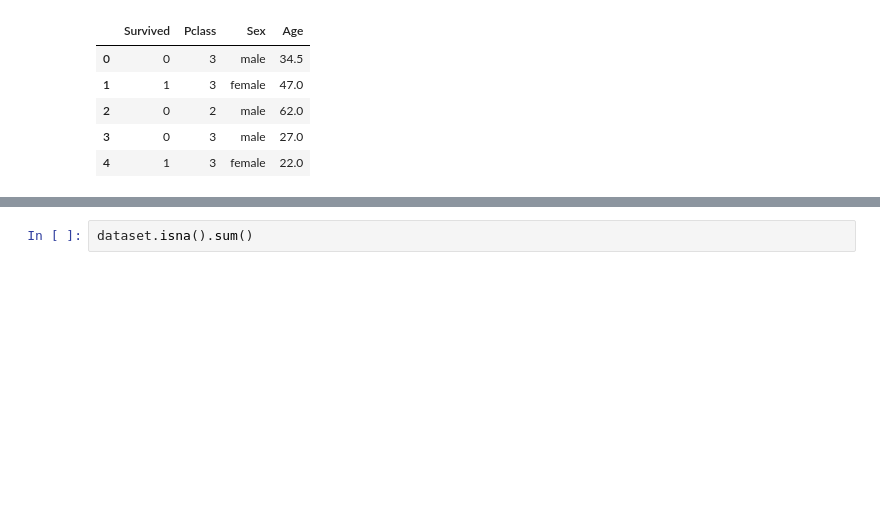
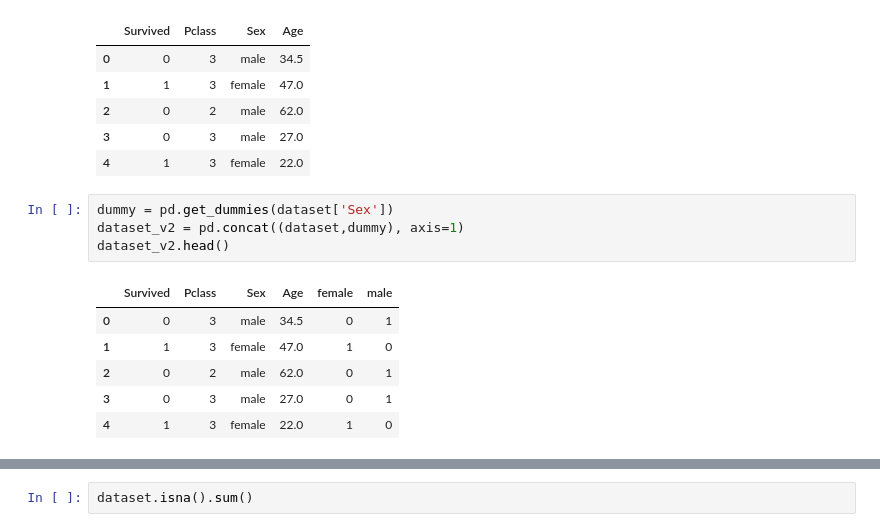
Before and after one commit to agustinluengo/personal_portfolio, a Jupyter notebook: titanic.ipynb, the cells around one changed output, grey strips where cells are left out. Saved outputs shown, nothing was run; the diff lists cells and outputs as text; blank space fills up the shorter version.

```diff
--- a/titanic.ipynb
+++ b/titanic.ipynb
@@ -14,3 +14,14 @@ dataset.head()
 | 2 | 0 | 2 | male | 62.0 |
 | 3 | 0 | 3 | male | 27.0 |
 | 4 | 1 | 3 | female | 22.0 |
+# %%
+dummy = pd.get_dummies(dataset['Sex'])
+dataset_v2 = pd.concat((dataset,dummy), axis=1)
+dataset_v2.head()
+# %% [output]
+|  | Survived | Pclass | Sex | Age | female | male |
+| 0 | 0 | 3 | male | 34.5 | 0 | 1 |
+| 1 | 1 | 3 | female | 47.0 | 1 | 0 |
+| 2 | 0 | 2 | male | 62.0 | 0 | 1 |
+| 3 | 0 | 3 | male | 27.0 | 0 | 1 |
+| 4 | 1 | 3 | female | 22.0 | 1 | 0 |
```
Also changed, not shown: parts of 6 cells of this notebook.
